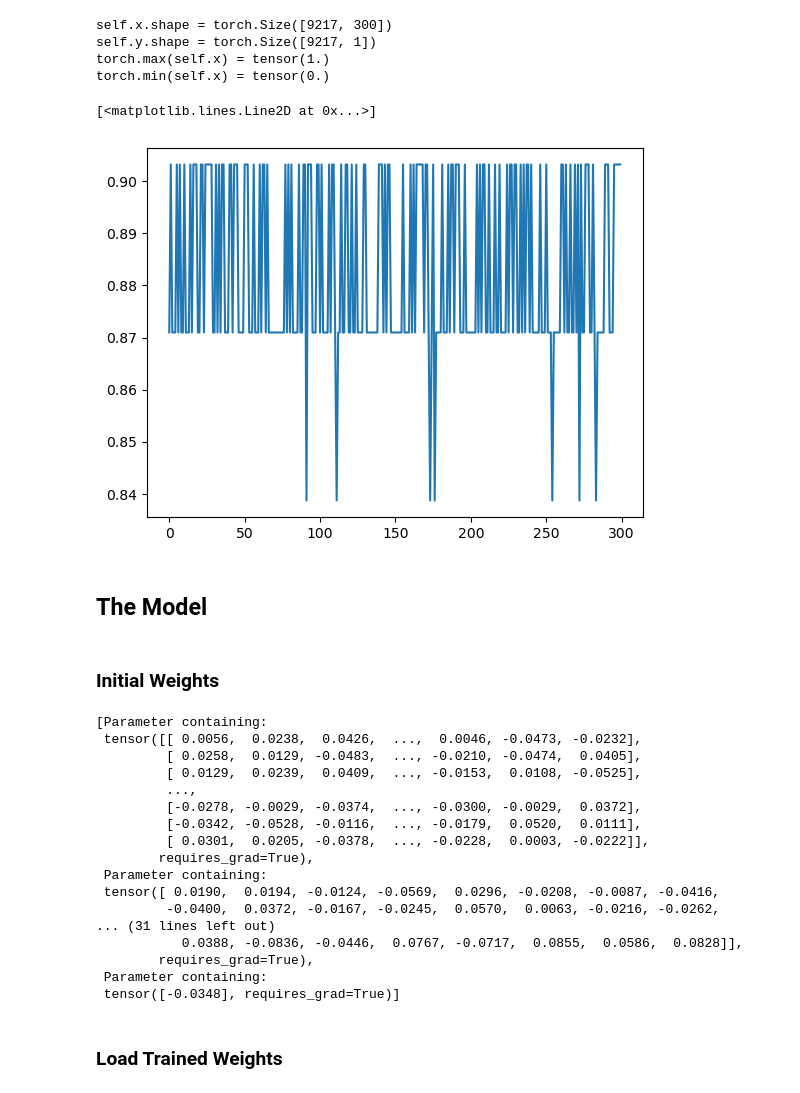
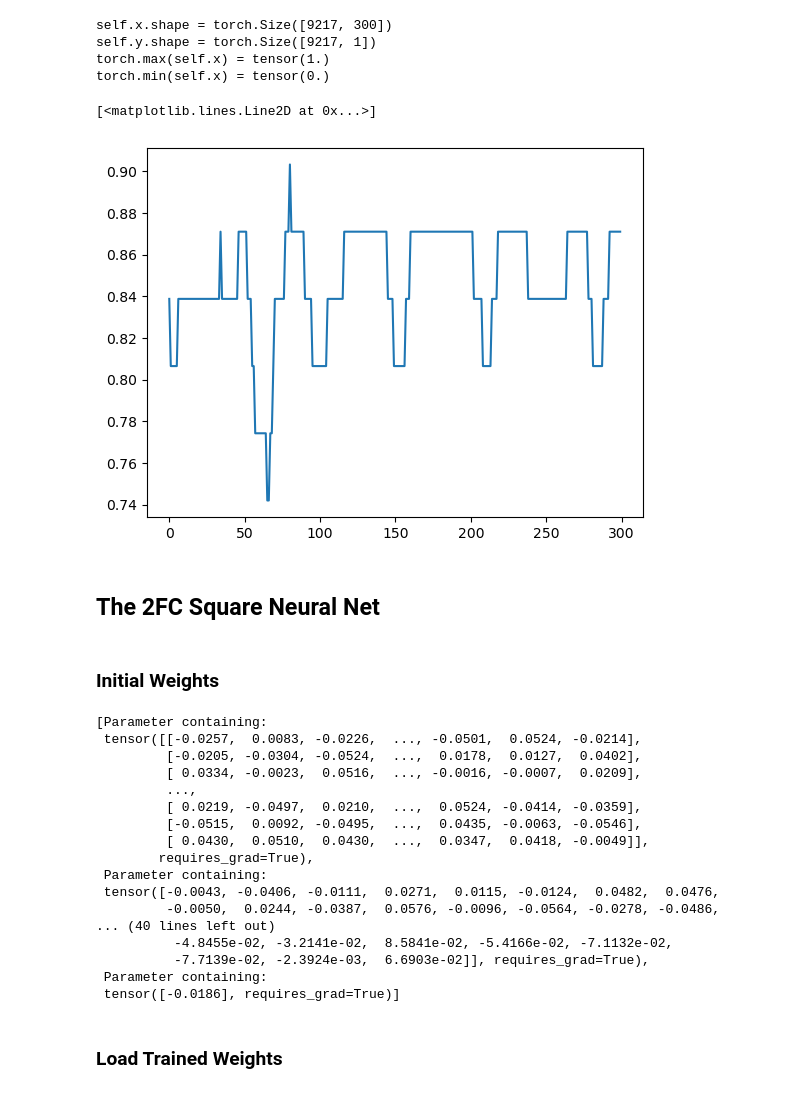
Before and after one commit to khoaguin/PocketHHE, a Jupyter notebook: notebooks/SpO2_inference.ipynb, the cells around one changed output. Drawn from its saved outputs; the diff is of its cells as text; code cells hidden in the pictures.

```diff
--- a/notebooks/SpO2_inference.ipynb
+++ b/notebooks/SpO2_inference.ipynb
@@ -66,13 +67,13 @@ self.y.shape = torch.Size([9217, 1])
 torch.max(self.x) = tensor(1.)
 torch.min(self.x) = tensor(0.)
 # %%
-x = test_dataset[-2][0]
+x = test_dataset[1][0]
 plt.plot(x)
 # %% [output]
 [<matplotlib.lines.Line2D at 0x...>]
-[figure, old version]
+[figure, new version]
-# %% [markdown]
-## The Model
+# %% [markdown]
+## The 2FC Square Neural Net
 # %%
 class SquareNN(torch.nn.Module):
     def __init__(self, input_size, output_size):
@@ -94,22 +95,22 @@ square_nn = SquareNN(300, 1)
 list(square_nn.parameters())
 # %% [output]
 [Parameter containing:
- tensor([[ 0.0056,  0.0238,  0.0426,  ...,  0.0046, -0.0473, -0.0232],
-         [ 0.0258,  0.0129, -0.0483,  ..., -0.0210, -0.0474,  0.0405],
-         [ 0.0129,  0.0239,  0.0409,  ..., -0.0153,  0.0108, -0.0525],
+ tensor([[-0.0257,  0.0083, -0.0226,  ..., -0.0501,  0.0524, -0.0214],
+         [-0.0205, -0.0304, -0.0524,  ...,  0.0178,  0.0127,  0.0402],
+         [ 0.0334, -0.0023,  0.0516,  ..., -0.0016, -0.0007,  0.0209],
          ...,
-         [-0.0278, -0.0029, -0.0374,  ..., -0.0300, -0.0029,  0.0372],
-         [-0.0342, -0.0528, -0.0116,  ..., -0.0179,  0.0520,  0.0111],
-         [ 0.0301,  0.0205, -0.0378,  ..., -0.0228,  0.0003, -0.0222]],
+         [ 0.0219, -0.0497,  0.0210,  ...,  0.0524, -0.0414, -0.0359],
+         [-0.0515,  0.0092, -0.0495,  ...,  0.0435, -0.0063, -0.0546],
+         [ 0.0430,  0.0510,  0.0430,  ...,  0.0347,  0.0418, -0.0049]],
         requires_grad=True),
  Parameter containing:
- tensor([ 0.0190,  0.0194, -0.0124, -0.0569,  0.0296, -0.0208, -0.0087, -0.0416,
-         -0.0400,  0.0372, -0.0167, -0.0245,  0.0570,  0.0063, -0.0216, -0.0262,
-... (31 lines left out)
-           0.0388, -0.0836, -0.0446,  0.0767, -0.0717,  0.0855,  0.0586,  0.0828]],
-        requires_grad=True),
+ tensor([-0.0043, -0.0406, -0.0111,  0.0271,  0.0115, -0.0124,  0.0482,  0.0476,
+         -0.0050,  0.0244, -0.0387,  0.0576, -0.0096, -0.0564, -0.0278, -0.0486,
+... (40 lines left out)
+          -4.8455e-02, -3.2141e-02,  8.5841e-02, -5.4166e-02, -7.1132e-02,
+          -7.7139e-02, -2.3924e-03,  6.6903e-02]], requires_grad=True),
  Parameter containing:
- tensor([-0.0348], requires_grad=True)]
+ tensor([-0.0186], requires_grad=True)]
 # %% [markdown]
 ### Load Trained Weights
 # %%
```
Also changed, not shown: parts of 4 cells of this notebook, 14 other files.
